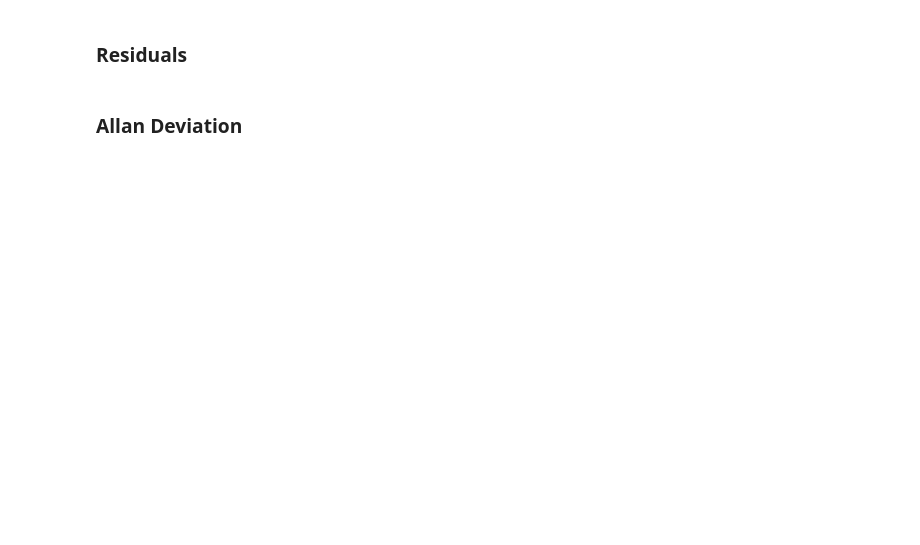
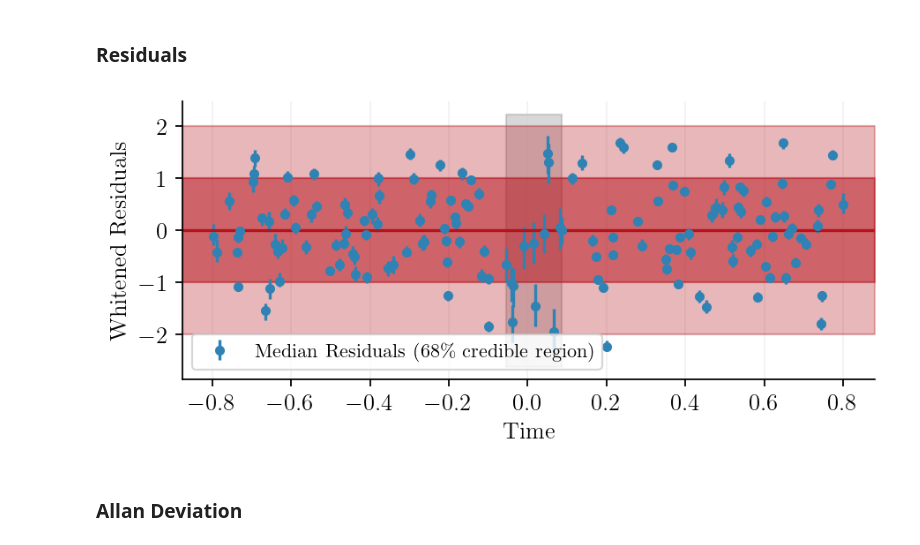
Before and after one commit to ChrisBoettner/gallifrey, a Jupyter notebook: notebooks/004_plots.ipynb, the cells around one changed output. Cells and saved outputs as stored; diff of their text form; code cells hidden in the pictures; blank space fills up the shorter version.

```diff
--- a/notebooks/004_plots.ipynb
+++ b/notebooks/004_plots.ipynb
@@ -145,7 +165,7 @@ plt.savefig("../figures/004_plots/model_distribution_ar_noise.pdf")
 ### Residuals
 # %%
 rng_key, sample_key = jax.random.split(rng_key)
-residuals = []
+res = []
 for idx in tqdm(parameter_sample(sample_key, 500)):
     rng_key, sample_key = jax.random.split(rng_key)
     dist = predictive_distribution(
@@ -157,18 +177,20 @@ for idx in tqdm(parameter_sample(sample_key, 500)):
         transit_parameter=lc_parameter[idx],
         gp_parameter=gp_parameter[idx],
     )
-    residuals.append(calculate_whitened_residuals(example["lc_sample"], dist))
+    res.append(calculate_whitened_residuals(example["lc_sample"], dist))
+
+residuals = jnp.array(res)
 # %%
 fig, ax = plt.subplots()
 
-ax = plot_residuals(
-    ax, example["t_sample"], jax.numpy.array(residuals), credible_region=68
-)
+ax = plot_residuals(ax, example["t_sample"], residuals, credible_region=68)
 ax = plot_masks(ax, example["t_sample"], example["transit_mask_sample"])
 
 ax.legend(loc="center left", bbox_to_anchor=(0, 0.1))
 ax.set_ylabel("Whitened Residuals")
 ax.set_xlabel("Time")
-plt.savefig("../figures/004_plots/residuals_ar_noise.pdf")
+fig.savefig("../figures/004_plots/residuals_ar_noise.pdf")
+# %% [output]
+[figure, added]
 # %% [markdown]
 ### Allan Deviation
```
Also changed, not shown: parts of 9 cells of this notebook, 14 other files.
